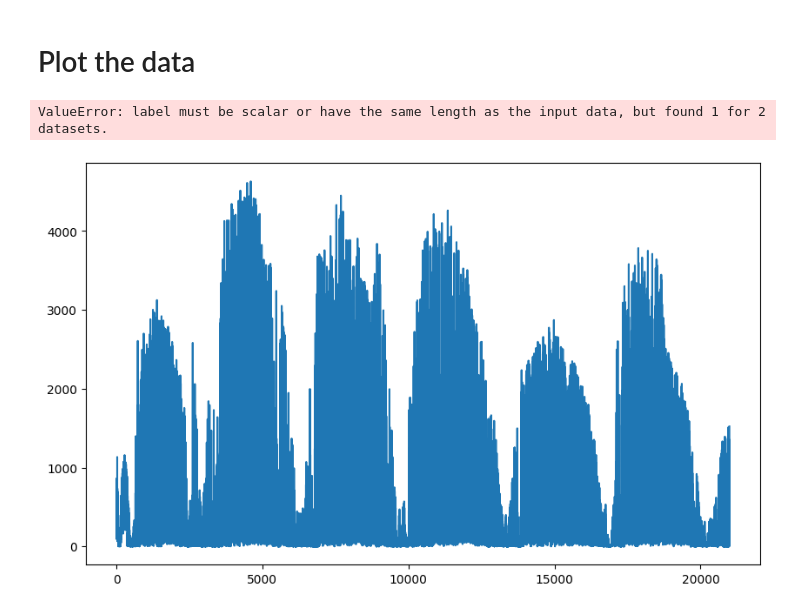
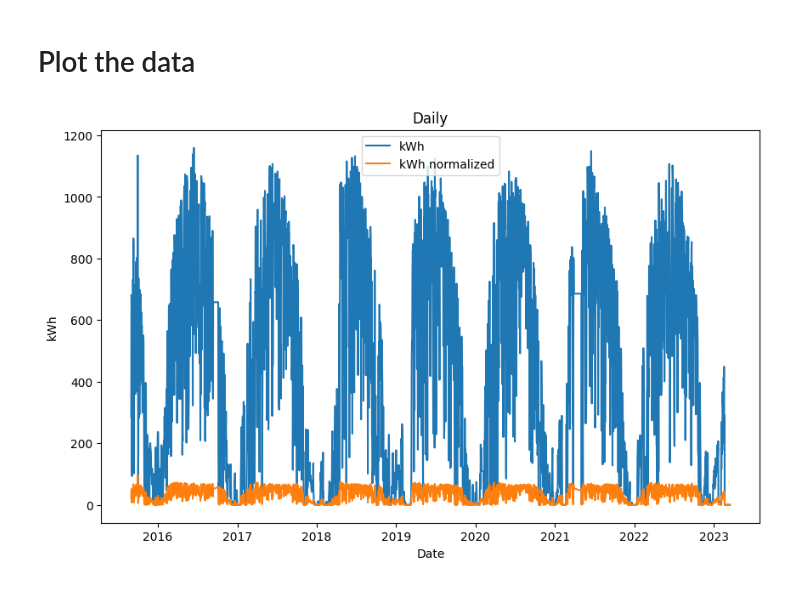
Before and after one commit to LorenNuyts/target_transformations, a Jupyter notebook: data/raw_data/solar_energy_production.ipynb, the cells around one changed output. Cells and saved outputs as stored; diff of their text form; code cells hidden in the pictures.

Commit message:
solarenergyproduction dataset

```diff
--- a/data/raw_data/solar_energy_production.ipynb
+++ b/data/raw_data/solar_energy_production.ipynb
@@ -57,0 +47,12 @@ daily.head()
+# %%
+# Fill in missing values
+daily_without_nans = pd.DataFrame()
+for i in daily['id'].unique():
+    daily_i = daily.loc[daily['id'] == i]
+    daily_i.set_index('date', inplace=True)
+    daily_i = daily_i.resample('D').first()
+    daily_i.ffill(inplace=True)
+    daily_i.reset_index(inplace=True)
+    daily_without_nans = pd.concat([daily_without_nans, daily_i])
+
+daily_without_nans.head()
@@ -57,0 +66,2 @@ daily.head()
+# %%
+daily = daily_without_nans
@@ -58,7 +80,11 @@ daily.head()
 # %% [markdown]
 # Group by month
 # %%
-monthly = daily.groupby([daily['date'].dt.to_period('M'), 'id'])[['kWh', 'daylight_hours']].sum().reset_index()
+monthly = daily.groupby(['id', daily['date'].dt.to_period('M')])[['kWh', 'daylight_hours']].sum().reset_index()
+monthly['date'] = monthly['date'].dt.to_timestamp()
+
+daily.set_index(['id', 'date'], inplace=True)
+monthly.set_index(['id', 'date'], inplace=True)
 print(monthly.shape)
 monthly.head()
 # %% [output]
@@ -79,14 +109,17 @@ TypeError: objects of type ``PeriodArray`` are not supported in this context, so
 # %% [markdown]
 # Plot the data
+# %%
+id_to_plot = 164440
+daily_kwh = daily[['kWh']].loc[id_to_plot].squeeze()
+daily_kwh_normalized = daily_kwh/daily[['daylight_hours']].loc[id_to_plot].squeeze()
 # %%
 plt.figure(figsize=(10,6))
-plt.plot(daily[['kWh']], label=['kWh'])
-plt.plot(daily[['kWh']]/daily[['daylight_hours']], label=['kWh normalized'])
+plt.plot(daily_kwh, label='kWh')
+plt.plot(daily_kwh_normalized, label='kWh normalized')
 plt.title('Daily')
 plt.xlabel('Date')
 plt.ylabel('kWh')
 plt.legend()
 plt.show()
 # %% [output]
-ValueError: label must be scalar or have the same length as the input data, but found 1 for 2 datasets.
-[figure, old version]
+[figure, new version]
```
Also changed, not shown: parts of 21 cells of this notebook, 10 other files.
